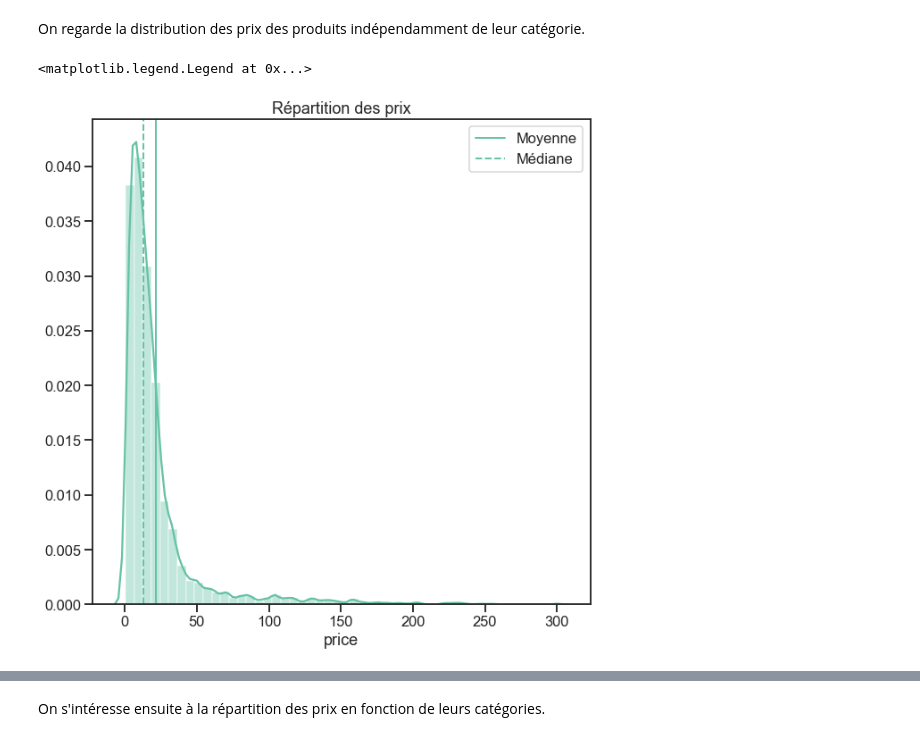
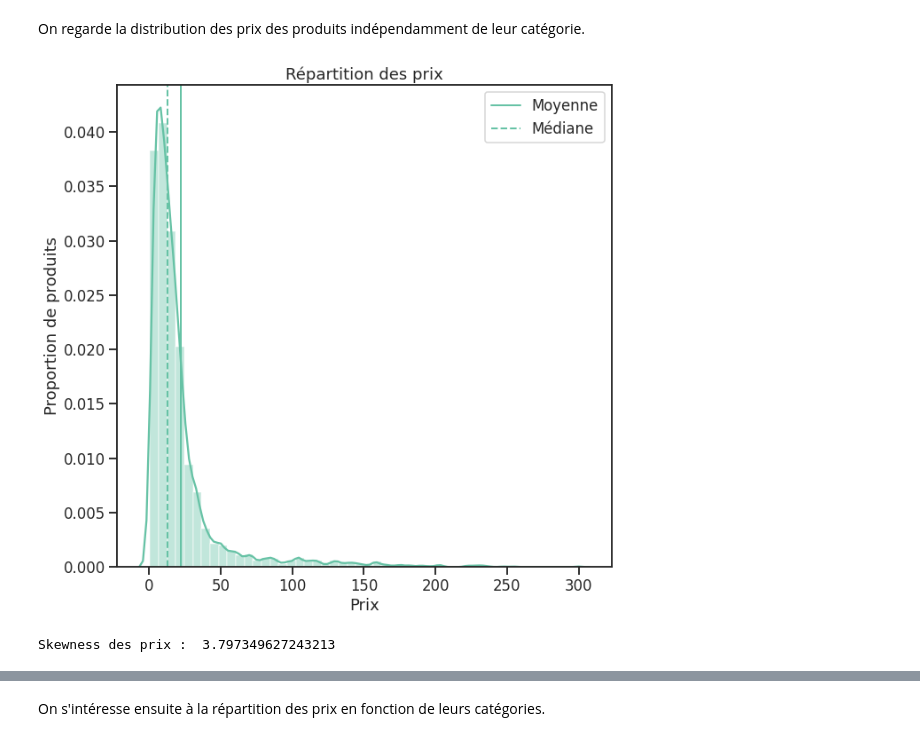
Before and after one commit to Sylvariane/Analyse-des-ventes-d-une-entreprise, a Jupyter notebook: P04_02_scriptanalyse.ipynb, the cells around one changed output, grey strips where cells are left out. Cells and saved outputs as stored; diff of their text form; code cells hidden in the pictures.

```diff
--- a/P04_02_scriptanalyse.ipynb
+++ b/P04_02_scriptanalyse.ipynb
@@ -15,6 +27,6 @@ import seaborn as sns
 
 import datetime as dt
 # %%
-sells = pd.read_csv('sells.csv', parse_dates = True)
-prod = pd.read_csv('prod.csv')
-custom = pd.read_csv('custom.csv')
+sells = pd.read_csv('/content/drive/My Drive/Formation Data Analyst/Livrables/P4_guillot_cecile/sells.csv', parse_dates = True)
+prod = pd.read_csv('/content/drive/My Drive/Formation Data Analyst/Livrables/P4_guillot_cecile/prod.csv')
+custom = pd.read_csv('/content/drive/My Drive/Formation Data Analyst/Livrables/P4_guillot_cecile/custom.csv')
@@ -144,14 +194,24 @@ On regarde la distribution des prix des produits indépendamment de leur catégo
 # %%
 sns.set_style('ticks')
 sns.set_context('talk')
 sns.set_palette('Set2')
-plt.figure(figsize = (10,10))
 
-g = sns.distplot(prod['price'])
-g = plt.axvline(x=prod['price'].mean(), label='Moyenne', linestyle='-', linewidth=2)
-g = plt.axvline(x=prod['price'].median(), label='Médiane', linestyle='--', linewidth=2)
-g = plt.title('Répartition des prix')
-plt.legend()
+_ = plt.figure(figsize = (10,10))
+_ = sns.distplot(prod['price'])
+_ = plt.axvline(x=prod['price'].mean(), label='Moyenne', linestyle='-', linewidth=2)
+_ = plt.axvline(x=prod['price'].median(), label='Médiane', linestyle='--', linewidth=2)
+_ = plt.xlabel('Prix')
+_ = plt.ylabel('Proportion de produits')
+_ = plt.title('Répartition des prix')
+_ = plt.legend()
+
+_ = plt.savefig('3 - Répartition des produits en fonction du prix.jpg')
+
+_ = plt.show()
 # %% [output]
-<matplotlib.legend.Legend at 0x...>
-[figure, old version]
+[figure, new version]
+# %%
+prod_skew = st.skew(prod['price'])
+print('Skewness des prix : ', prod_skew)
+# %% [output]
+Skewness des prix :  3.797349627243213
```
Also changed, not shown: parts of 99 cells of this notebook.
